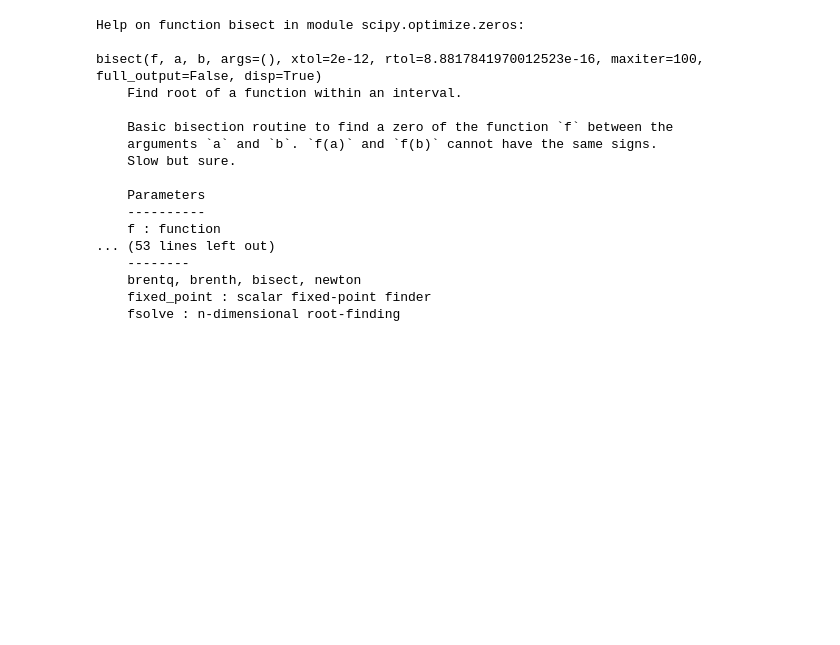
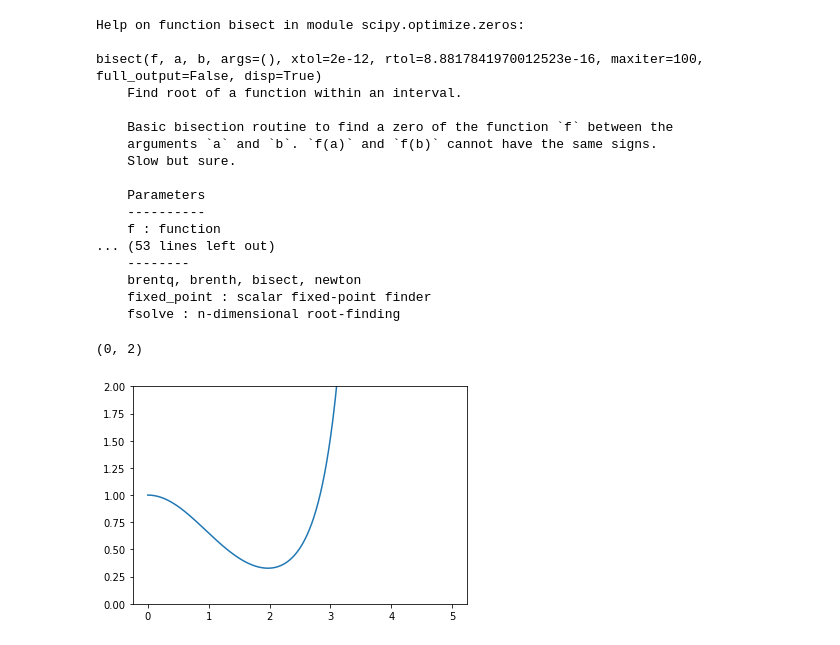
Before and after one commit to tachycline/PHYS381, a Jupyter notebook: notebooks/Introductory shooting.ipynb, the cells around one changed output. Drawn from its saved outputs; the diff is of its cells as text; code cells hidden in the pictures; blank space fills up the shorter version.

```diff
--- a/notebooks/Introductory shooting.ipynb
+++ b/notebooks/Introductory shooting.ipynb
@@ -34,8 +34,10 @@ def qho(y, x, E, m=1.0, hbar=1.0, omega=1.0):
 
     Returns:
     --------
-    float : the right hand side of the time independent schrodinger equation for the harmonic oscillator
-    $$\frac{d^2\psi}{dx^2} = -\frac{2m}{\hbar^2}\left(E - \frac{1}{2}m\omega^2x^2\right)\psi.$$
+    float : the right hand side of the time independent schrodinger
+            equation for the harmonic oscillator:
+            $$\frac{d^2\psi}{dx^2} = -\frac{2m}{\hbar^2}
+            \left(E - \frac{1}{2}m\omega^2x^2\right)\psi.$$
     """
     psi, psiprime = y
     psidoubleprime = -(2*m/hbar**2)*(E-m*omega**2*x**2/2)*psi
@@ -147,3 +149,12 @@ bisect(f, a, b, args=(), xtol=2e-12, rtol=8.8817841970012523e-16, maxiter=100, f
     brentq, brenth, bisect, newton
     fixed_point : scalar fixed-point finder
     fsolve : n-dimensional root-finding
+# %%
+domain = np.linspace(0,5,1000)
+y0 = (1.0, 0.0)
+result = odeint(qho, y0, domain, args=(0.45,))
+plt.plot(domain, result[:,0])
+plt.ylim(0,2)
+# %% [output]
+(0, 2)
+[figure, added]
```
Also changed, not shown: parts of 9 cells of this notebook.
